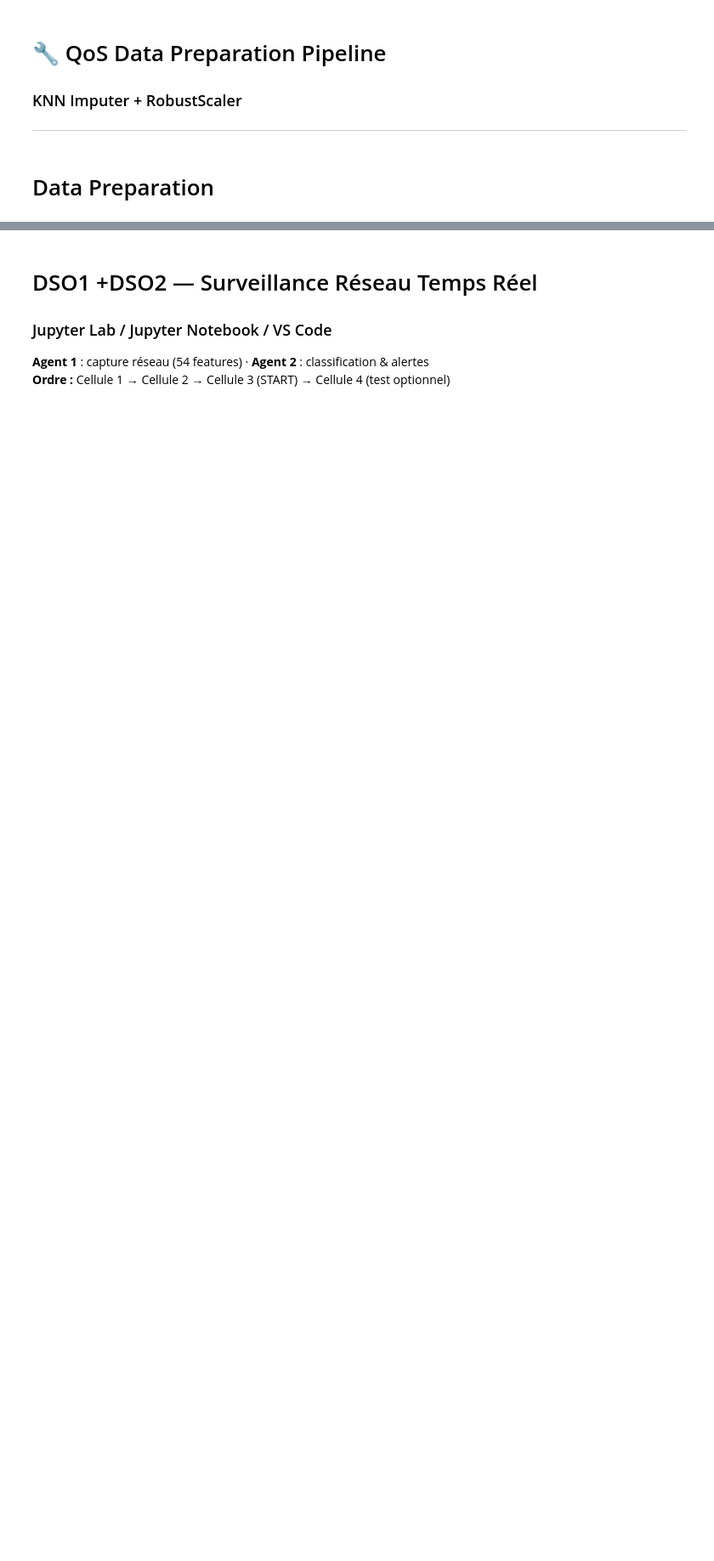
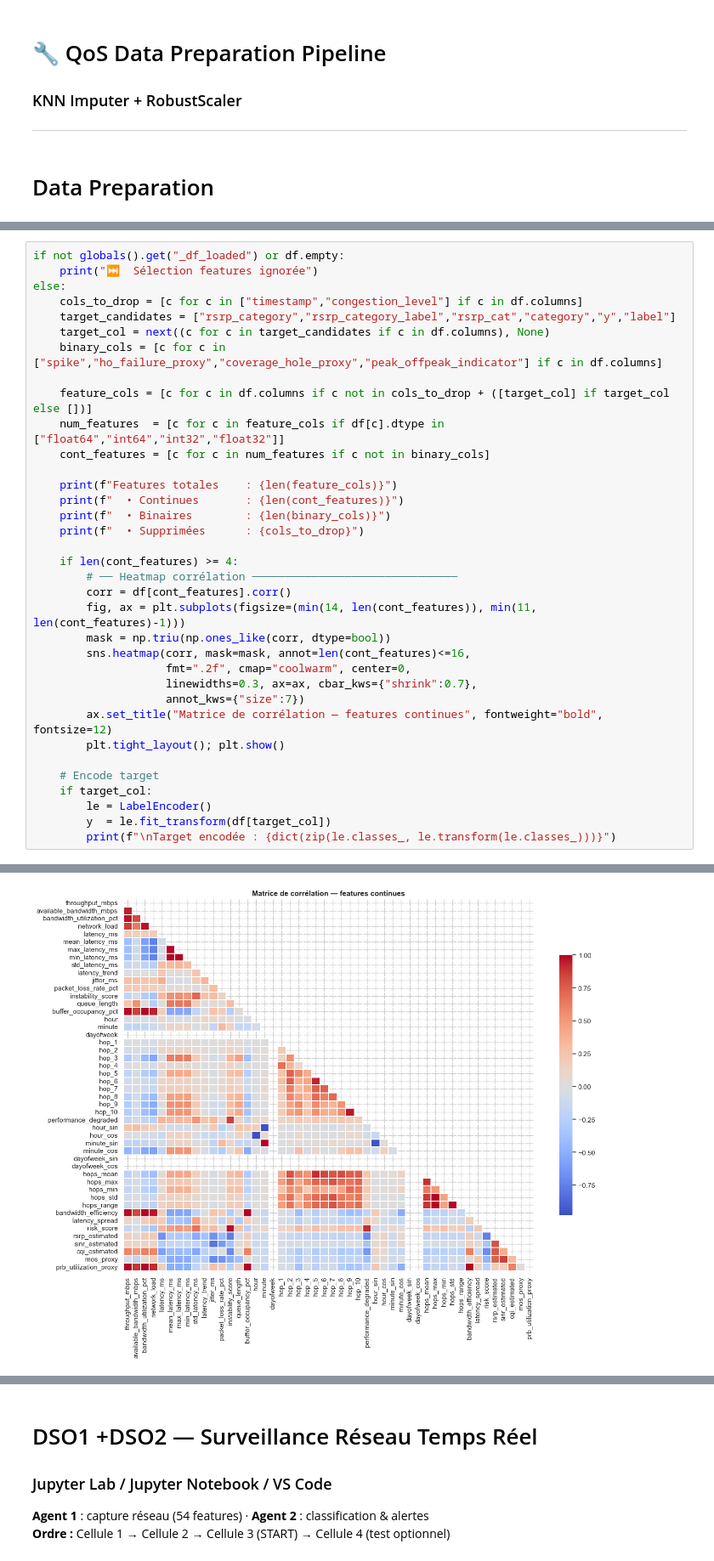
Before and after one commit to foued-firas/-Esprit-PIDEV-4DS10-2026-QossBuddy, a Jupyter notebook: QosBuddy.ipynb, the cells around one changed output, grey strips where cells are left out. Shown at 85% size. Drawn from its saved outputs; the diff is of its cells as text; blank space fills up the shorter version.

```diff
--- a/QosBuddy.ipynb
+++ b/QosBuddy.ipynb
@@ -6,0 +193,36 @@
+# %%
+if not globals().get("_df_loaded") or df.empty:
+    print("⏭️  Sélection features ignorée")
+else:
+    cols_to_drop = [c for c in ["timestamp","congestion_level"] if c in df.columns]
+    target_candidates = ["rsrp_category","rsrp_category_label","rsrp_cat","category","y","label"]
+    target_col = next((c for c in target_candidates if c in df.columns), None)
+    binary_cols = [c for c in ["spike","ho_failure_proxy","coverage_hole_proxy","peak_offpeak_indicator"] if c in df.columns]
+
+    feature_cols = [c for c in df.columns if c not in cols_to_drop + ([target_col] if target_col else [])]
+    num_features  = [c for c in feature_cols if df[c].dtype in ["float64","int64","int32","float32"]]
+    cont_features = [c for c in num_features if c not in binary_cols]
+
+    print(f"Features totales    : {len(feature_cols)}")
+    print(f"  • Continues       : {len(cont_features)}")
+    print(f"  • Binaires        : {len(binary_cols)}")
+    print(f"  • Supprimées      : {cols_to_drop}")
+
+    if len(cont_features) >= 4:
+        # ── Heatmap corrélation ───────────────────────────────
+        corr = df[cont_features].corr()
+        fig, ax = plt.subplots(figsize=(min(14, len(cont_features)), min(11, len(cont_features)-1)))
+        mask = np.triu(np.ones_like(corr, dtype=bool))
+        sns.heatmap(corr, mask=mask, annot=len(cont_features)<=16,
+                    fmt=".2f", cmap="coolwarm", center=0,
+                    linewidths=0.3, ax=ax, cbar_kws={"shrink":0.7},
+                    annot_kws={"size":7})
+        ax.set_title("Matrice de corrélation — features continues", fontweight="bold", fontsize=12)
+        plt.tight_layout(); plt.show()
+
+    # Encode target
+    if target_col:
+        le = LabelEncoder()
+        y  = le.fit_transform(df[target_col])
+        print(f"\nTarget encodée : {dict(zip(le.classes_, le.transform(le.classes_)))}")
+# %% [output]
@@ -6,0 +233 @@
+[figure, added]
```
Also changed, not shown: parts of 134 cells of this notebook.
